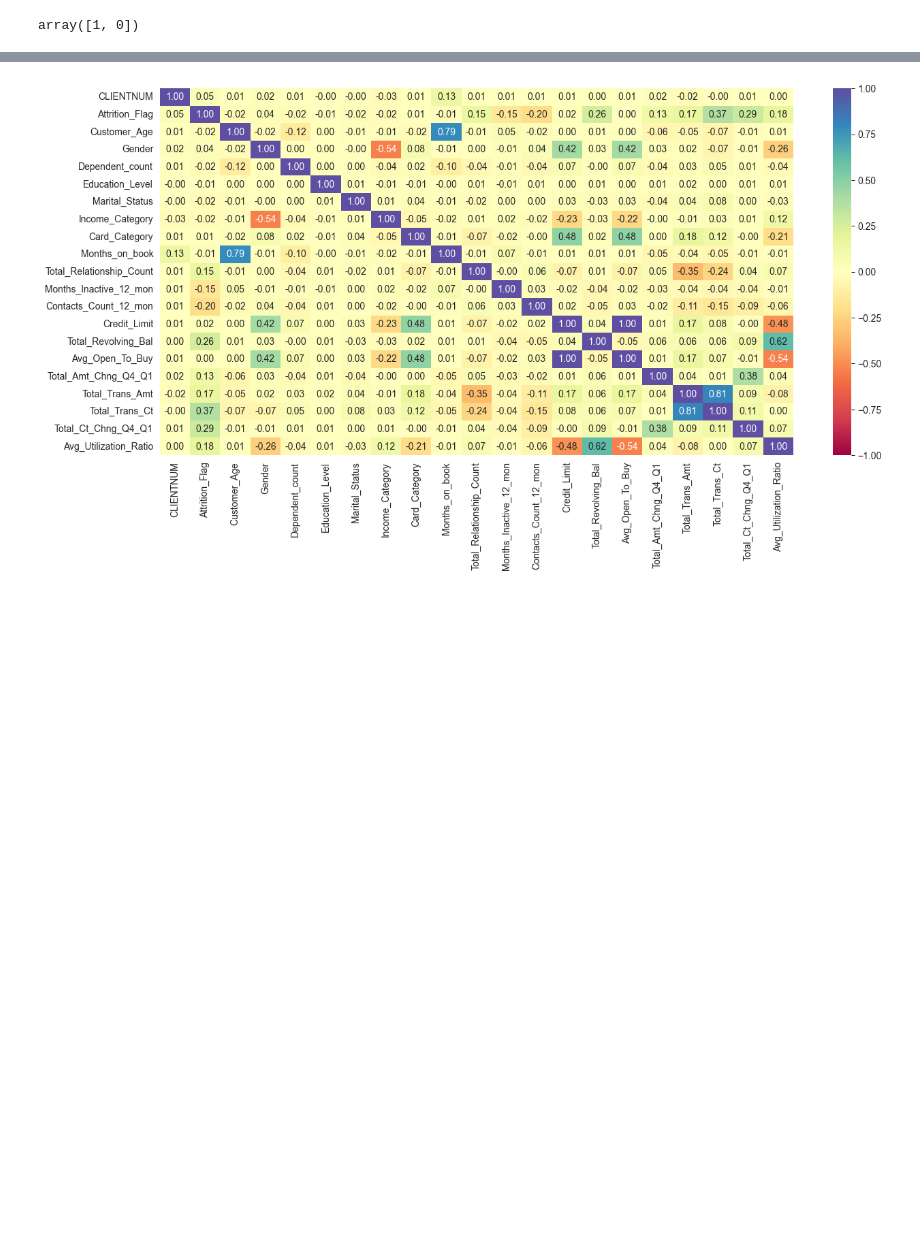
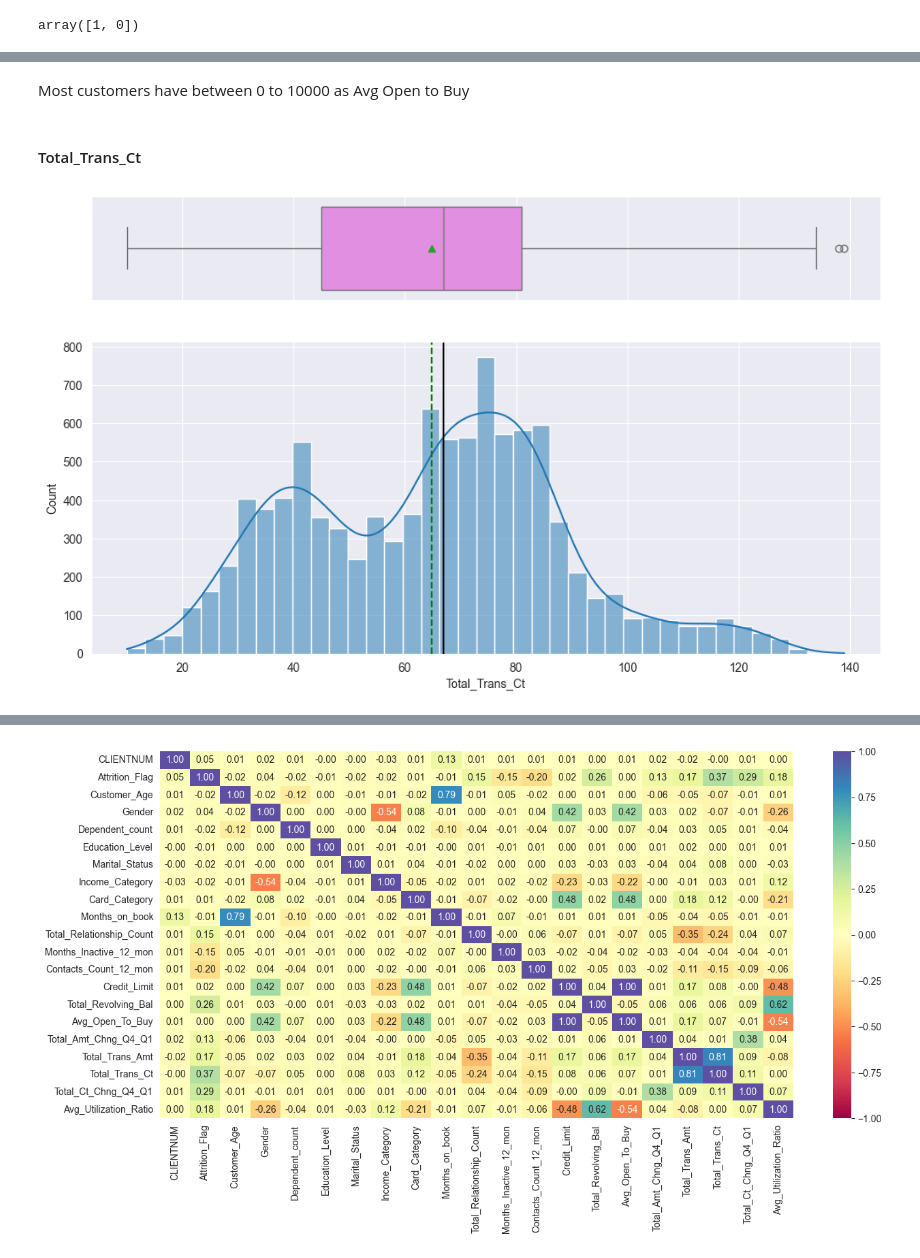
Before and after one commit to anirbanbagchi1979/aiml, a Jupyter notebook: UT-Austin-PGP/CreditCard-Project/Credit Card Users Churn Prediction_v1.ipynb, the cells around one changed output, grey strips where cells are left out. Cells and saved outputs as stored; diff of their text form; code cells hidden in the pictures; blank space fills up the shorter version.

```diff
--- a/UT-Austin-PGP/CreditCard-Project/Credit Card Users Churn Prediction_v1.ipynb
+++ b/UT-Austin-PGP/CreditCard-Project/Credit Card Users Churn Prediction_v1.ipynb
@@ -476,0 +539,8 @@ for colname in df1.dtypes.index:
+# %% [markdown]
+Most customers have between 0 to 10000 as Avg Open to Buy
+# %% [markdown]
+#### Total_Trans_Ct
+# %%
+histogram_boxplot(df1, "Total_Trans_Ct", kde=True)
+# %% [output]
+[figure, added]
```
Also changed, not shown: parts of 171 cells of this notebook, 1 other file.
